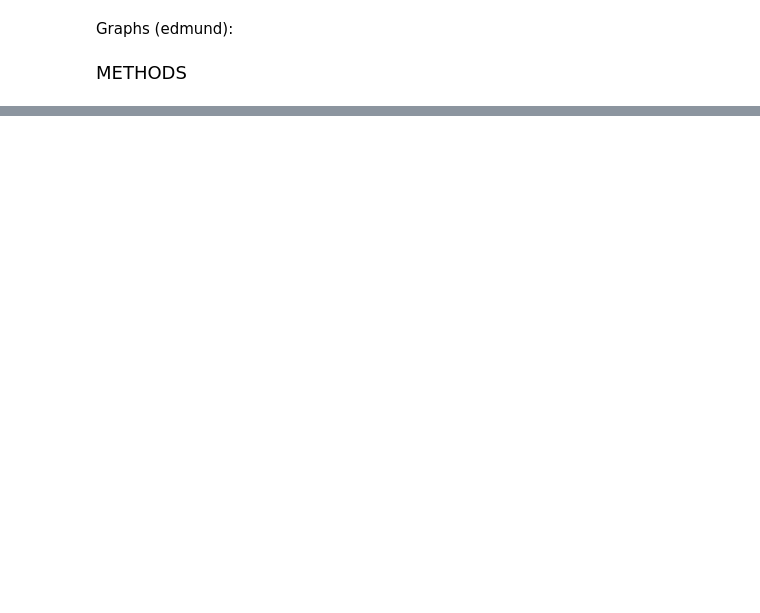
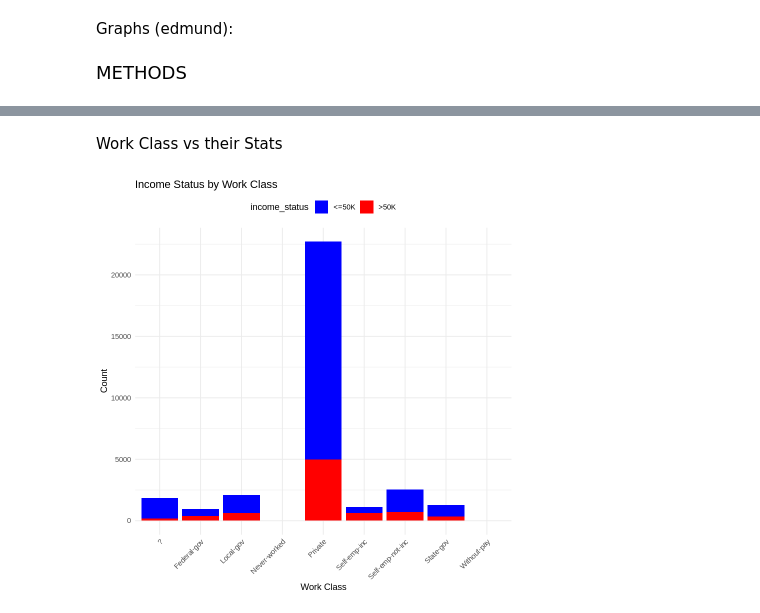
Before and after one commit to Praj-na/stat201-groupproject, a Jupyter notebook: Project-G14.ipynb, the cells around one changed output, grey strips where cells are left out. Cells and saved outputs as stored; diff of their text form; code cells hidden in the pictures; blank space fills up the shorter version.

```diff
--- a/Project-G14.ipynb
+++ b/Project-G14.ipynb
@@ -70,0 +137,18 @@ Graphs (edmund):
+# %% [markdown]
+Work Class vs their Stats
+# %%
+work_class_graph <- ggplot(income, aes(x = work_class, fill = income_status)) +
+  geom_bar() +
+  labs(x = "Work Class", y = "Count") +
+  ggtitle("Income Status by Work Class") +
+  scale_fill_manual(values = c("blue", "red")) +
+  theme_minimal() +
+  theme(legend.position = "top") +  # Move the legend to the top
+  theme(axis.text.x = element_text(angle = 45, hjust = 1))  # Rotate x-axis labels
+
+# Adjust the dimensions of the plot
+ggsave("your_plot.png", plot = work_class_graph, width = 10, height = 6, units = "in", dpi = 300)
+
+work_class_graph
+# %% [output]
+[figure, added]
```
Also changed, not shown: parts of 13 cells of this notebook.
